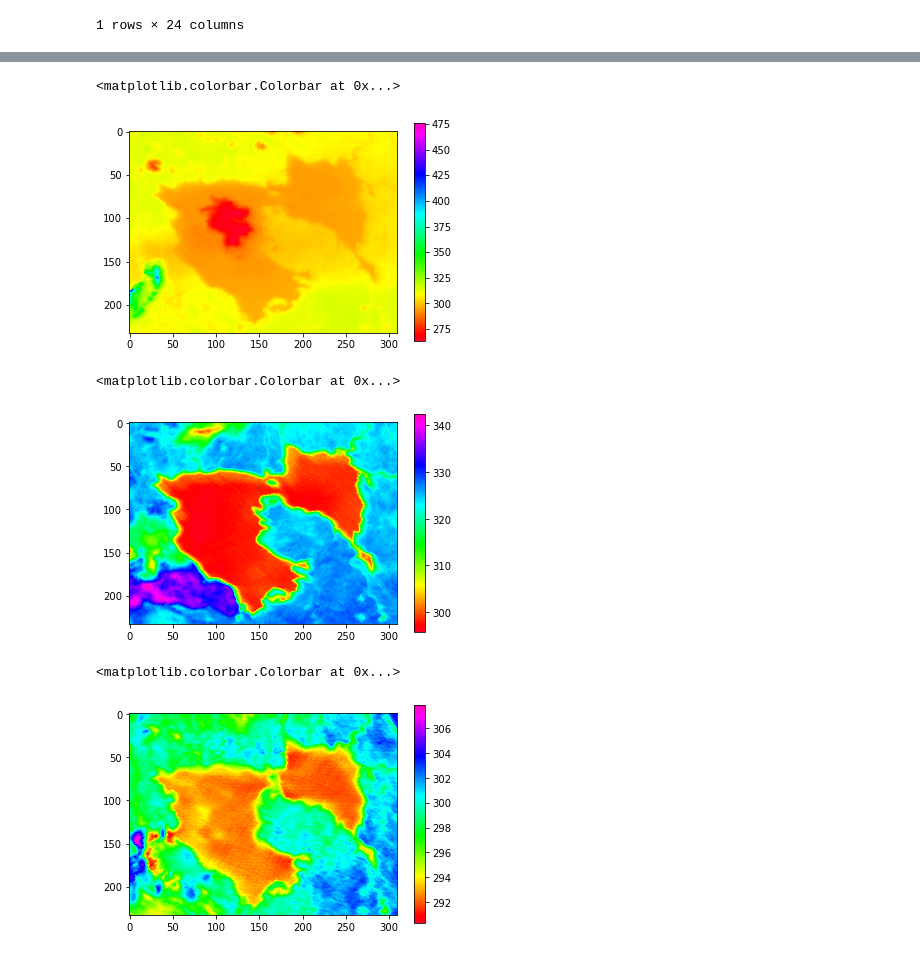
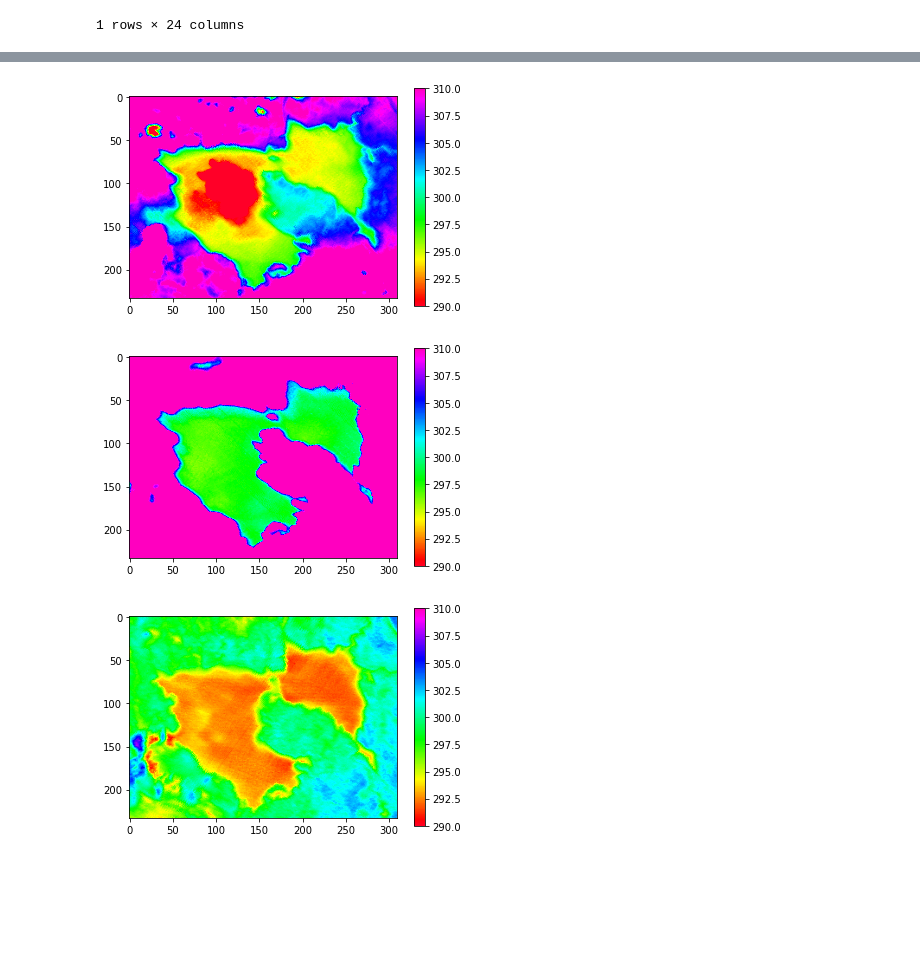
Before and after one commit to waterhackweek/whw2020_firewater, a Jupyter notebook: brentsNotebook.ipynb, the cells around one changed output, grey strips where cells are left out. Drawn from its saved outputs; the diff is of its cells as text; code cells hidden in the pictures; blank space fills up the shorter version.

```diff
--- a/brentsNotebook.ipynb
+++ b/brentsNotebook.ipynb
@@ -109,24 +109,24 @@ ECO_211_k = temp_211 * 0.02
 plt.imshow(ECO_211_k, cmap='gist_rainbow')
 # Add colorbar to show the index
 plt.colorbar()
+plt.clim(290, 310)
 # %% [output]
-<matplotlib.colorbar.Colorbar at 0x...>
-[figure, old version]
+[figure, new version]
 # %%
 # day 218 , August 5, 2019 2:14:08 PM PDT
 ECO_218 = rasterio.open('ECOSTRESS/doy2019218211408_aid0001.tif' )
 temp_218 = ECO_218.read(1)
 # Convert to floats
 temp_218 = temp_218.astype('f4')
 # Convert to Kelvin, scale factor = 0.02
 ECO_218_k = temp_218 * 0.02
 # Plot the LST
 plt.imshow(ECO_218_k, cmap='gist_rainbow')
 # Add colorbar to show the index
 plt.colorbar()
+plt.clim(290, 310)
 # %% [output]
-<matplotlib.colorbar.Colorbar at 0x...>
-[figure, old version]
+[figure, new version]
 # %%
 # day 224 , August 11, 2019 6:12:53 PM PDT
 ECO_224 = rasterio.open('ECOSTRESS/doy2019224011253_aid0001.tif' )
@@ -139,9 +139,9 @@ ECO_224_k = temp_224 * 0.02
 plt.imshow(ECO_224_k, cmap='gist_rainbow')
 # Add colorbar to show the index
 plt.colorbar()
+plt.clim(290, 310)
 # %% [output]
-<matplotlib.colorbar.Colorbar at 0x...>
-[figure, old version]
+[figure, new version]
 # %%
 # day 225 , August 12, 2019 11:42:08 AM PDT
 ECO_225 = rasterio.open('ECOSTRESS/doy2019225184208_aid0001.tif' )
```
Also changed, not shown: parts of 6 cells of this notebook.
